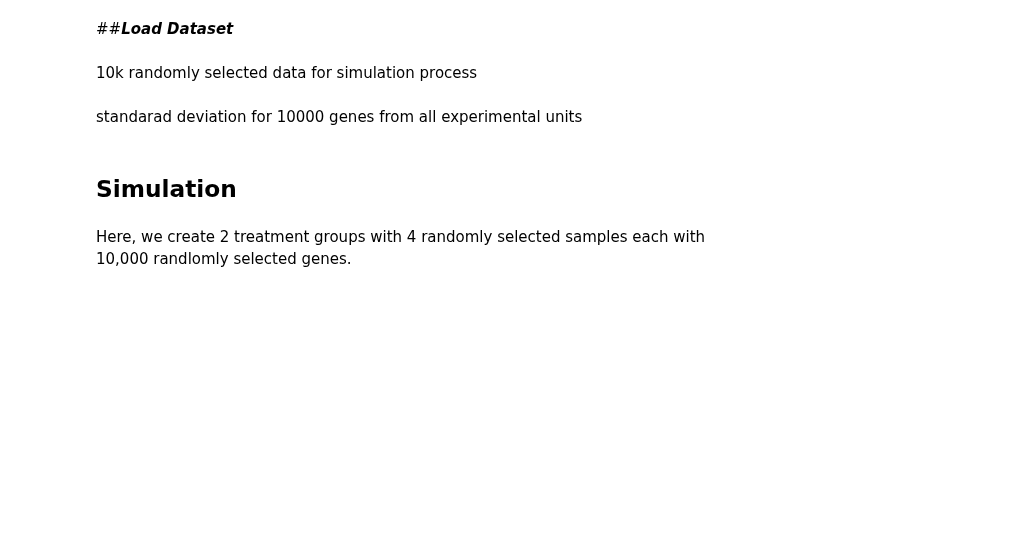
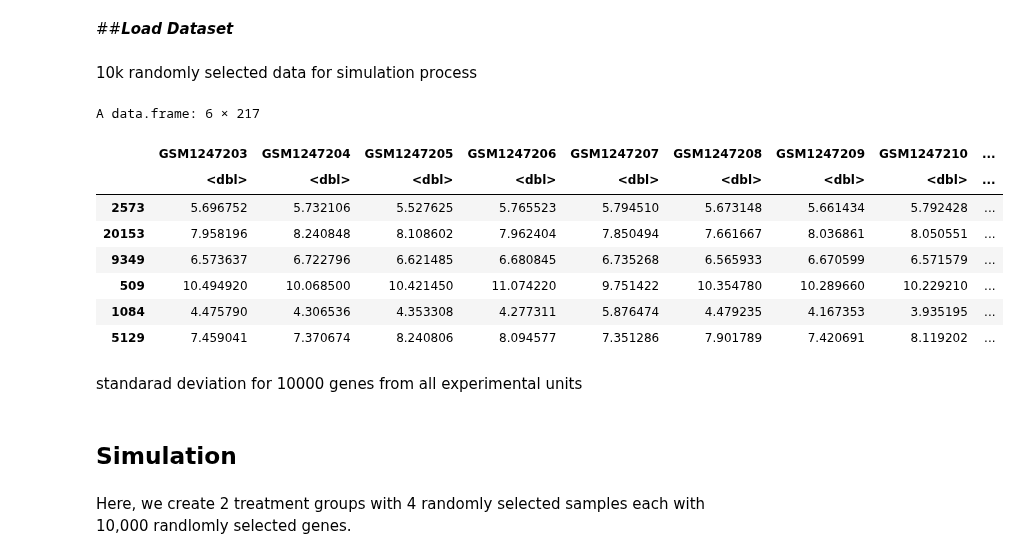
Before and after one commit to almedida/thesis, a Jupyter notebook: simulation_all.ipynb, the cells around one changed output. Drawn from its saved outputs; the diff is of its cells as text; code cells hidden in the pictures; blank space fills up the shorter version.

```diff
--- a/simulation_all.ipynb
+++ b/simulation_all.ipynb
@@ -59,9 +60,19 @@ randomly_selected_genes = sample(n_gene, m) #randomly selected genes of size m f
 # %%
 #10000 selected data corresponding to the randomly selected genes (EE genes)
 randomly_selected_data = simulation_data[randomly_selected_genes, ]
 genej_sim_data = randomly_selected_data
-# head(genej_sim_data)
+head(genej_sim_data)
 # dim(genej_sim_data)
+# %% [output]
+A data.frame: 6 × 217
+|  | GSM1247203 | GSM1247204 | GSM1247205 | GSM1247206 | GSM1247207 | GSM1247208 | GSM1247209 | GSM1247210 | ... |
+|  | <dbl> | <dbl> | <dbl> | <dbl> | <dbl> | <dbl> | <dbl> | <dbl> | ... |
+| 2573 | 5.696752 | 5.732106 | 5.527625 | 5.765523 | 5.794510 | 5.673148 | 5.661434 | 5.792428 | ... |
+| 20153 | 7.958196 | 8.240848 | 8.108602 | 7.962404 | 7.850494 | 7.661667 | 8.036861 | 8.050551 | ... |
+| 9349 | 6.573637 | 6.722796 | 6.621485 | 6.680845 | 6.735268 | 6.565933 | 6.670599 | 6.571579 | ... |
+| 509 | 10.494920 | 10.068500 | 10.421450 | 11.074220 | 9.751422 | 10.354780 | 10.289660 | 10.229210 | ... |
+| 1084 | 4.475790 | 4.306536 | 4.353308 | 4.277311 | 5.876474 | 4.479235 | 4.167353 | 3.935195 | ... |
+| 5129 | 7.459041 | 7.370674 | 8.240806 | 8.094577 | 7.351286 | 7.901789 | 7.420691 | 8.119202 | ... |
 # %% [markdown]
 standarad deviation for 10000 genes from all experimental units
 # %%
```
Also changed, not shown: parts of 8 cells of this notebook.
